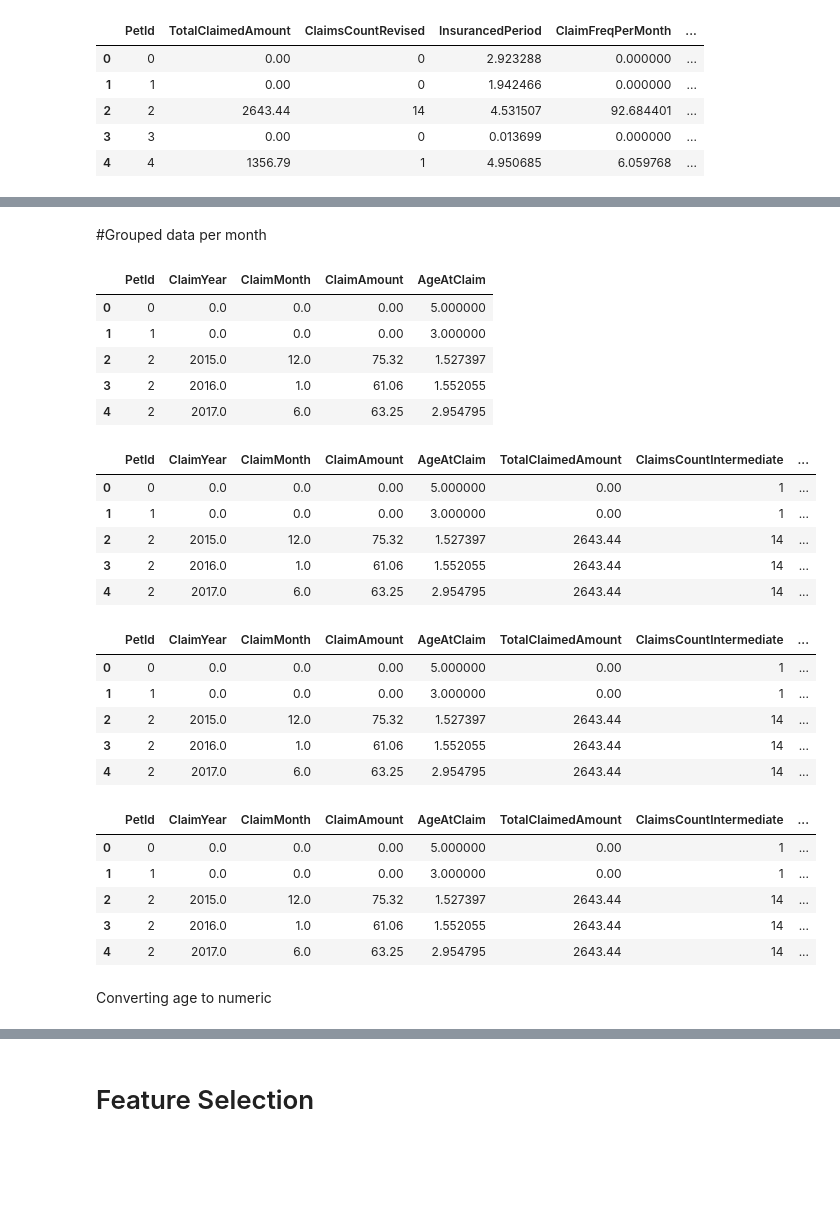
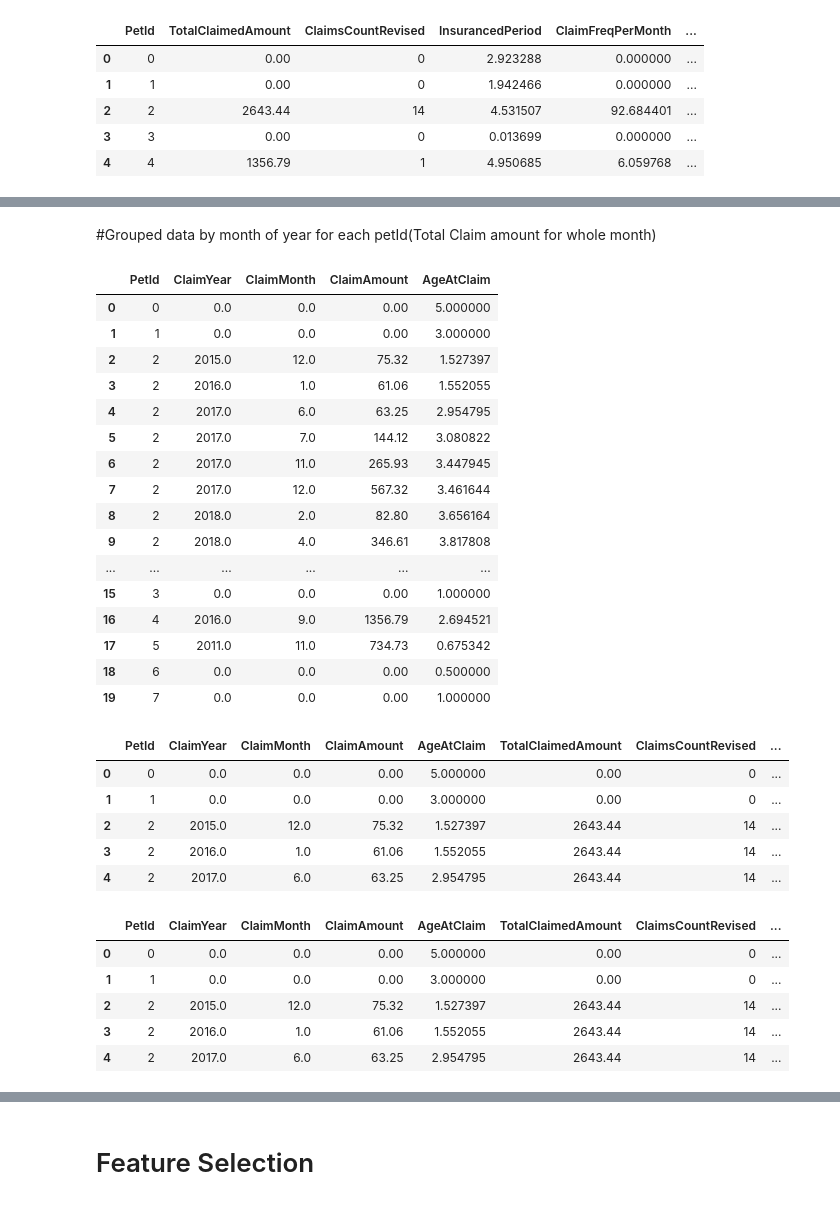
Before and after one commit to aptr288/Claim_prediction, a Jupyter notebook: Claim_Prediction_Codebase_Final.ipynb, the cells around one changed output, grey strips where cells are left out. Saved outputs shown, nothing was run; the diff lists cells and outputs as text; code cells hidden in the pictures; blank space fills up the shorter version.

```diff
--- a/Claim_Prediction_Codebase_Final.ipynb
+++ b/Claim_Prediction_Codebase_Final.ipynb
@@ -192,53 +182,58 @@ claim_data_per_pet.head()
 | 2 | 2 | 2014-12-20 | NaT | Dog | French Bulldog | 0.5 | 7633.0 | 2018-02-14 | 82.80 | ... |
 | 3 | 2 | 2014-12-20 | NaT | Dog | French Bulldog | 0.5 | 13987.0 | 2018-08-07 | 190.69 | ... |
 | 4 | 2 | 2014-12-20 | NaT | Dog | French Bulldog | 0.5 | 24729.0 | 2018-04-14 | 346.61 | ... |
-# %% [markdown]
-#Grouped data per month
+# %% [markdown]
+#Grouped data by month of year for each petId(Total Claim amount for whole month)
 # %%
+#Grouping data by month of each year for every petId to get sum of all the claim amount raised in each particular month of year for every petid
 claim_data_per_pet_month = claim_data_per_pet.groupby(['PetId','ClaimYear','ClaimMonth'], as_index=False)[['ClaimAmount']].sum()
+#getting mean of age
 claim_data_per_pet_month['AgeAtClaim']= claim_data_per_pet.groupby(['PetId','ClaimYear','ClaimMonth'], as_index=False)[['AgeAtClaim']].mean()['AgeAtClaim']
-claim_data_per_pet_month.head()
+claim_data_per_pet_month.head(20)
 # %% [output]
 |  | PetId | ClaimYear | ClaimMonth | ClaimAmount | AgeAtClaim |
 | 0 | 0 | 0.0 | 0.0 | 0.00 | 5.000000 |
 | 1 | 1 | 0.0 | 0.0 | 0.00 | 3.000000 |
 | 2 | 2 | 2015.0 | 12.0 | 75.32 | 1.527397 |
 | 3 | 2 | 2016.0 | 1.0 | 61.06 | 1.552055 |
 | 4 | 2 | 2017.0 | 6.0 | 63.25 | 2.954795 |
+| 5 | 2 | 2017.0 | 7.0 | 144.12 | 3.080822 |
+| 6 | 2 | 2017.0 | 11.0 | 265.93 | 3.447945 |
+| 7 | 2 | 2017.0 | 12.0 | 567.32 | 3.461644 |
+| 8 | 2 | 2018.0 | 2.0 | 82.80 | 3.656164 |
+| 9 | 2 | 2018.0 | 4.0 | 346.61 | 3.817808 |
+| ... | ... | ... | ... | ... | ... |
+| 15 | 3 | 0.0 | 0.0 | 0.00 | 1.000000 |
+| 16 | 4 | 2016.0 | 9.0 | 1356.79 | 2.694521 |
+| 17 | 5 | 2011.0 | 11.0 | 734.73 | 0.675342 |
+| 18 | 6 | 0.0 | 0.0 | 0.00 | 0.500000 |
+| 19 | 7 | 0.0 | 0.0 | 0.00 | 1.000000 |
 # %%
+#Merging all other features with per month data
 claim_data_per_pet_month = pd.merge(claim_data_per_pet_month, extracted_features, how='left' , on = 'PetId')
+claim_data_per_pet_month = pd.merge(claim_data_per_pet_month, pet_data_df, how='left' , on = 'PetId')
 claim_data_per_pet_month.head()
 # %% [output]
-|  | PetId | ClaimYear | ClaimMonth | ClaimAmount | AgeAtClaim | TotalClaimedAmount | ClaimsCountIntermediate | ... |
-| 0 | 0 | 0.0 | 0.0 | 0.00 | 5.000000 | 0.00 | 1 | ... |
-| 1 | 1 | 0.0 | 0.0 | 0.00 | 3.000000 | 0.00 | 1 | ... |
+|  | PetId | ClaimYear | ClaimMonth | ClaimAmount | AgeAtClaim | TotalClaimedAmount | ClaimsCountRevised | ... |
+| 0 | 0 | 0.0 | 0.0 | 0.00 | 5.000000 | 0.00 | 0 | ... |
+| 1 | 1 | 0.0 | 0.0 | 0.00 | 3.000000 | 0.00 | 0 | ... |
 | 2 | 2 | 2015.0 | 12.0 | 75.32 | 1.527397 | 2643.44 | 14 | ... |
 | 3 | 2 | 2016.0 | 1.0 | 61.06 | 1.552055 | 2643.44 | 14 | ... |
 | 4 | 2 | 2017.0 | 6.0 | 63.25 | 2.954795 | 2643.44 | 14 | ... |
-# %%
-claim_data_per_pet_month = pd.merge(claim_data_per_pet_month, pet_data_df, how='left' , on = 'PetId')
-claim_data_per_pet_month.head()
-# %% [output]
-|  | PetId | ClaimYear | ClaimMonth | ClaimAmount | AgeAtClaim | TotalClaimedAmount | ClaimsCountIntermediate | ... |
-| 0 | 0 | 0.0 | 0.0 | 0.00 | 5.000000 | 0.00 | 1 | ... |
-| 1 | 1 | 0.0 | 0.0 | 0.00 | 3.000000 | 0.00 | 1 | ... |
-| 2 | 2 | 2015.0 | 12.0 | 75.32 | 1.527397 | 2643.44 | 14 | ... |
-| 3 | 2 | 2016.0 | 1.0 | 61.06 | 1.552055 | 2643.44 | 14 | ... |
-| 4 | 2 | 2017.0 | 6.0 | 63.25 | 2.954795 | 2643.44 | 14 | ... |
 # %%
+#Extracting Enrollment and Cancellation year, month and day from datetime objects
 claim_data_per_pet_month['EnrollYear'] = pd.DatetimeIndex(claim_data_per_pet_month['EnrollDate']).year
 claim_data_per_pet_month['EnrollMonth'] = pd.DatetimeIndex(claim_data_per_pet_month['EnrollDate']).month
 claim_data_per_pet_month['EnrollDay'] = pd.DatetimeIndex(claim_data_per_pet_month['EnrollDate']).day
 claim_data_per_pet_month['CancelYear'] = pd.DatetimeIndex(claim_data_per_pet_month['CancelDate']).year
 claim_data_per_pet_month['CancelMonth'] = pd.DatetimeIndex(claim_data_per_pet_month['CancelDate']).month
 claim_data_per_pet_month['CancelDay'] = pd.DatetimeIndex(claim_data_per_pet_month['CancelDate']).day
+age_conversion_to_numeric(claim_data_per_pet_month)
 claim_data_per_pet_month.head()
 # %% [output]
-|  | PetId | ClaimYear | ClaimMonth | ClaimAmount | AgeAtClaim | TotalClaimedAmount | ClaimsCountIntermediate | ... |
-| 0 | 0 | 0.0 | 0.0 | 0.00 | 5.000000 | 0.00 | 1 | ... |
-| 1 | 1 | 0.0 | 0.0 | 0.00 | 3.000000 | 0.00 | 1 | ... |
+|  | PetId | ClaimYear | ClaimMonth | ClaimAmount | AgeAtClaim | TotalClaimedAmount | ClaimsCountRevised | ... |
+| 0 | 0 | 0.0 | 0.0 | 0.00 | 5.000000 | 0.00 | 0 | ... |
+| 1 | 1 | 0.0 | 0.0 | 0.00 | 3.000000 | 0.00 | 0 | ... |
 | 2 | 2 | 2015.0 | 12.0 | 75.32 | 1.527397 | 2643.44 | 14 | ... |
 | 3 | 2 | 2016.0 | 1.0 | 61.06 | 1.552055 | 2643.44 | 14 | ... |
 | 4 | 2 | 2017.0 | 6.0 | 63.25 | 2.954795 | 2643.44 | 14 | ... |
-# %% [markdown]
-Converting age to numeric
```
Also changed, not shown: parts of 44 cells of this notebook.
